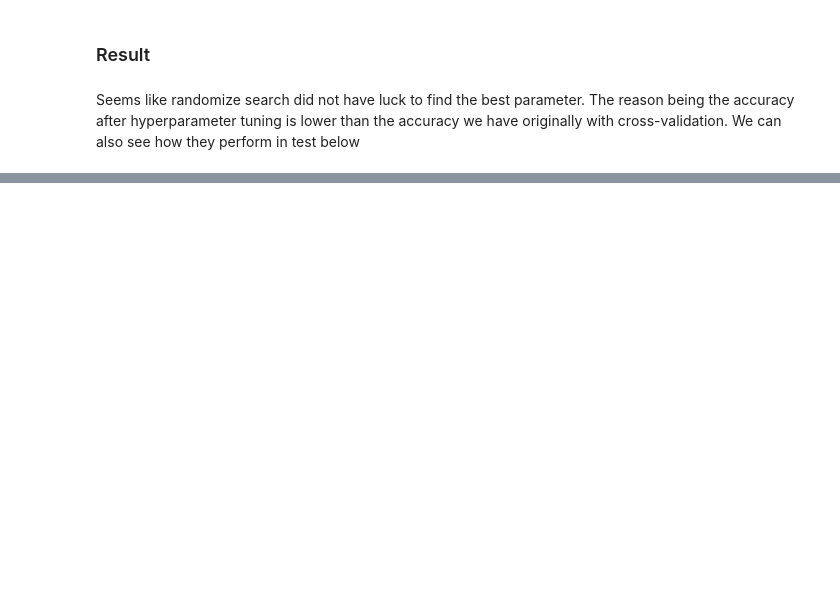
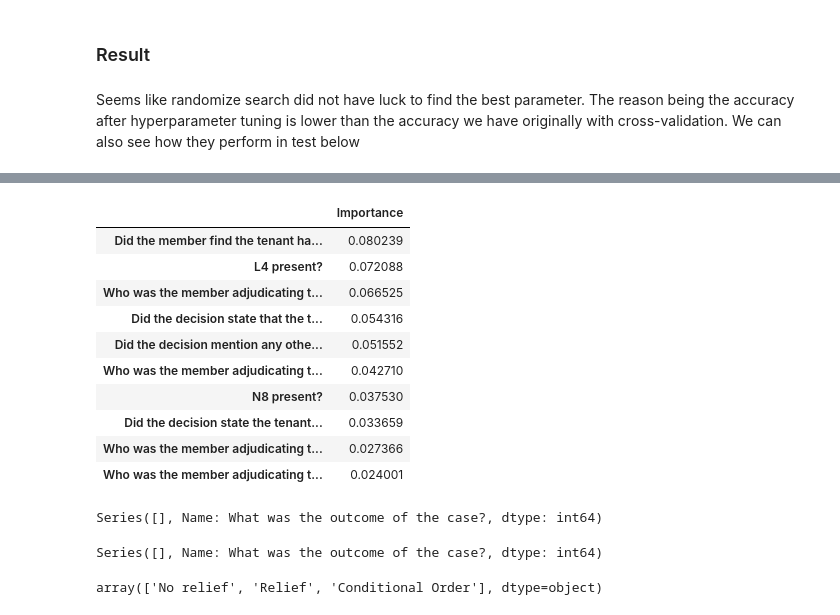
Before and after one commit to Capstone-Project-JYSF/Allard, a Jupyter notebook: models/RandomForest.ipynb, the cells around one changed output, grey strips where cells are left out. Drawn from its saved outputs; the diff is of its cells as text; code cells hidden in the pictures; blank space fills up the shorter version.

```diff
--- a/models/RandomForest.ipynb
+++ b/models/RandomForest.ipynb
@@ -216,0 +240,31 @@ pd.DataFrame(data=data_importance, index=feature_names).sort_values(
+# %%
+data_importance = {
+    "Importance": pipe_rf.named_steps["randomforestclassifier"].feature_importances_,
+}
+pd.DataFrame(data=data_importance, index=feature_names).sort_values(
+    by="Importance", ascending=False
+)[:10]
+# %% [output]
+|  | Importance |
+| Did the member find the tenant ha... | 0.080239 |
+| L4 present? | 0.072088 |
+| Who was the member adjudicating t... | 0.066525 |
+| Did the decision state that the t... | 0.054316 |
+| Did the decision mention any othe... | 0.051552 |
+| Who was the member adjudicating t... | 0.042710 |
+| N8 present? | 0.037530 |
+| Did the decision state the tenant... | 0.033659 |
+| Who was the member adjudicating t... | 0.027366 |
+| Who was the member adjudicating t... | 0.024001 |
+# %%
+data[data['Who was the member adjudicating the decision?'] == 'Dale Whitmore']['What was the outcome of the case?'].value_counts()
+# %% [output]
+Series([], Name: What was the outcome of the case?, dtype: int64)
+# %%
+data[data['Who was the member adjudicating the decision?'] == 'David Lee']['What was the outcome of the case?'].value_counts()
+# %% [output]
+Series([], Name: What was the outcome of the case?, dtype: int64)
+# %%
+y_train.unique()
+# %% [output]
+array(['No relief', 'Relief', 'Conditional Order'], dtype=object)
```
Also changed, not shown: parts of 12 cells of this notebook.
